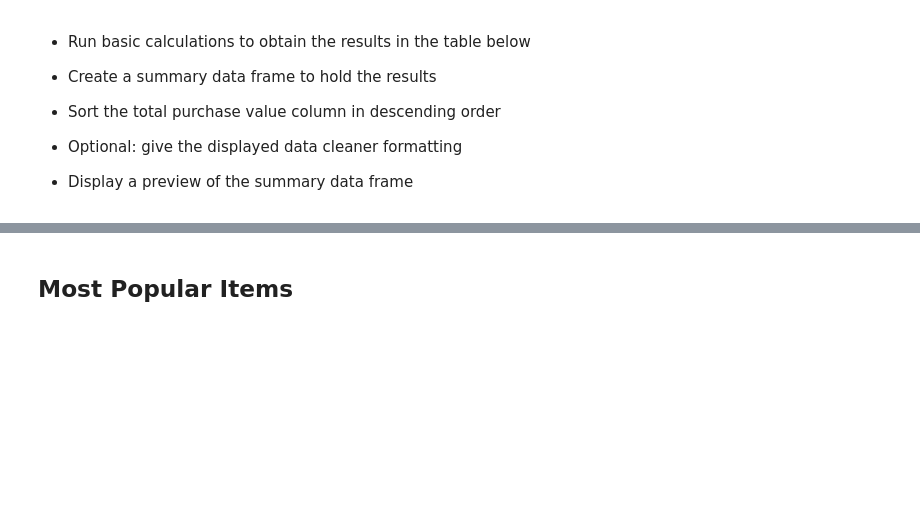
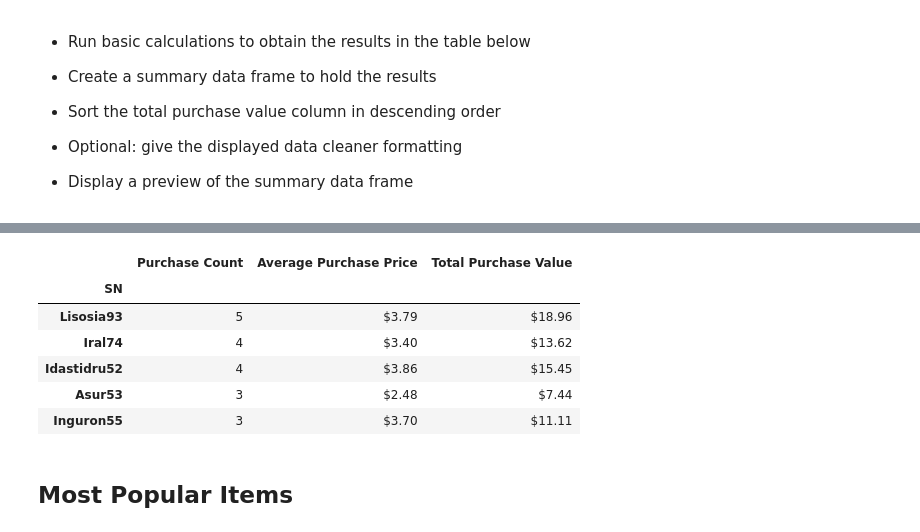
Before and after one commit to steskalja/pandas-challenge, a Jupyter notebook: HeroesOfPymoli.ipynb, the cells around one changed output, grey strips where cells are left out. Saved outputs shown, nothing was run; the diff lists cells and outputs as text; code cells hidden in the pictures; blank space fills up the shorter version.

```diff
--- a/HeroesOfPymoli.ipynb
+++ b/HeroesOfPymoli.ipynb
@@ -224,3 +222,21 @@ rslt_df
+# %%
+ts_df = purchase_df[['SN','Price']].groupby('SN').sum()
+ts_df['Purchase Count'] = purchase_df.groupby('SN').size()
+ts_df = ts_df.rename(columns={'Price':'Total Purchase Value'})
+ts_df['Average Purchase Price'] = round(ts_df['Total Purchase Value'] / ts_df['Purchase Count'],2)
+ts_df['Average Purchase Price'] = ts_df['Average Purchase Price'].map("${:.2f}".format)
+ts_df['Total Purchase Value'] = ts_df['Total Purchase Value'].map("${:.2f}".format)
+ts_df = ts_df.sort_values('Purchase Count',ascending=False)
+ts_df = ts_df.reindex(columns=['Purchase Count','Average Purchase Price','Total Purchase Value'])
+ts_df.head(5)
+# %% [output]
+|  | Purchase Count | Average Purchase Price | Total Purchase Value |
+| SN |  |  |  |
+| Lisosia93 | 5 | $3.79 | $18.96 |
+| Iral74 | 4 | $3.40 | $13.62 |
+| Idastidru52 | 4 | $3.86 | $15.45 |
+| Asur53 | 3 | $2.48 | $7.44 |
+| Inguron55 | 3 | $3.70 | $11.11 |
 # %% [markdown]
 ## Most Popular Items
 # %% [markdown]
```
Also changed, not shown: parts of 6 cells of this notebook.
